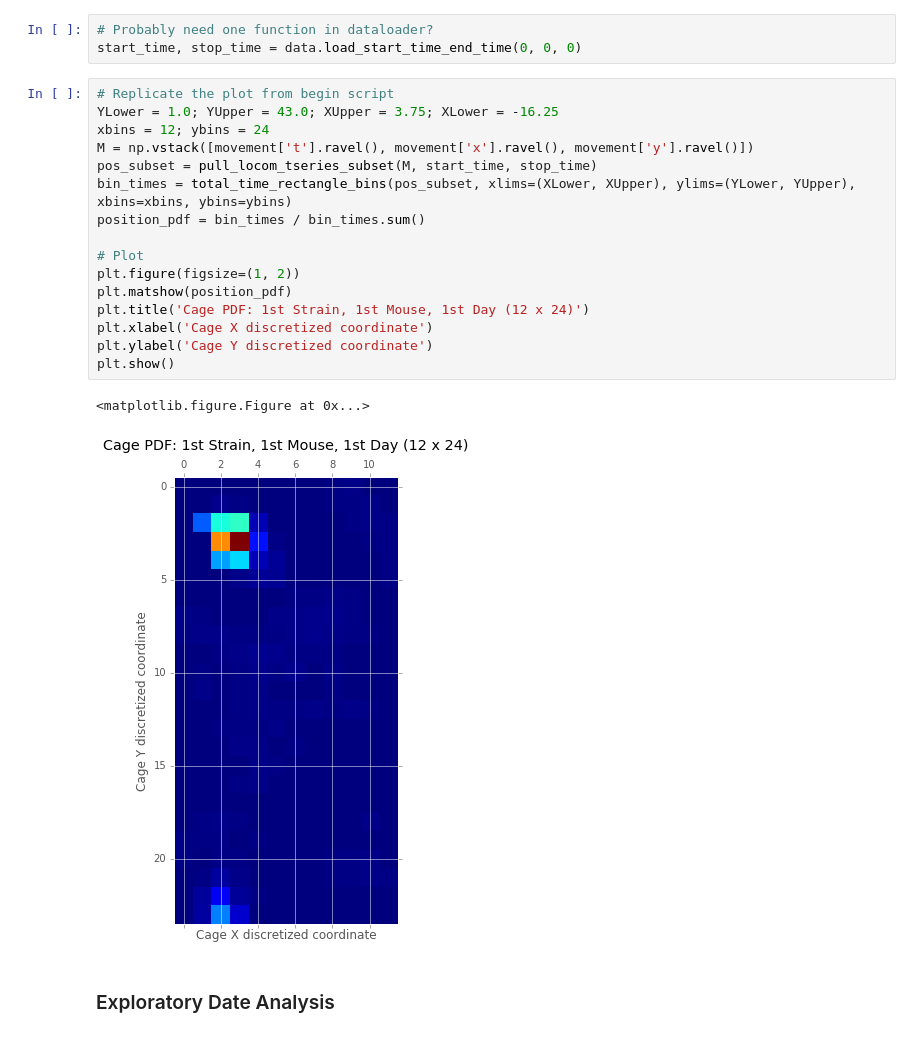
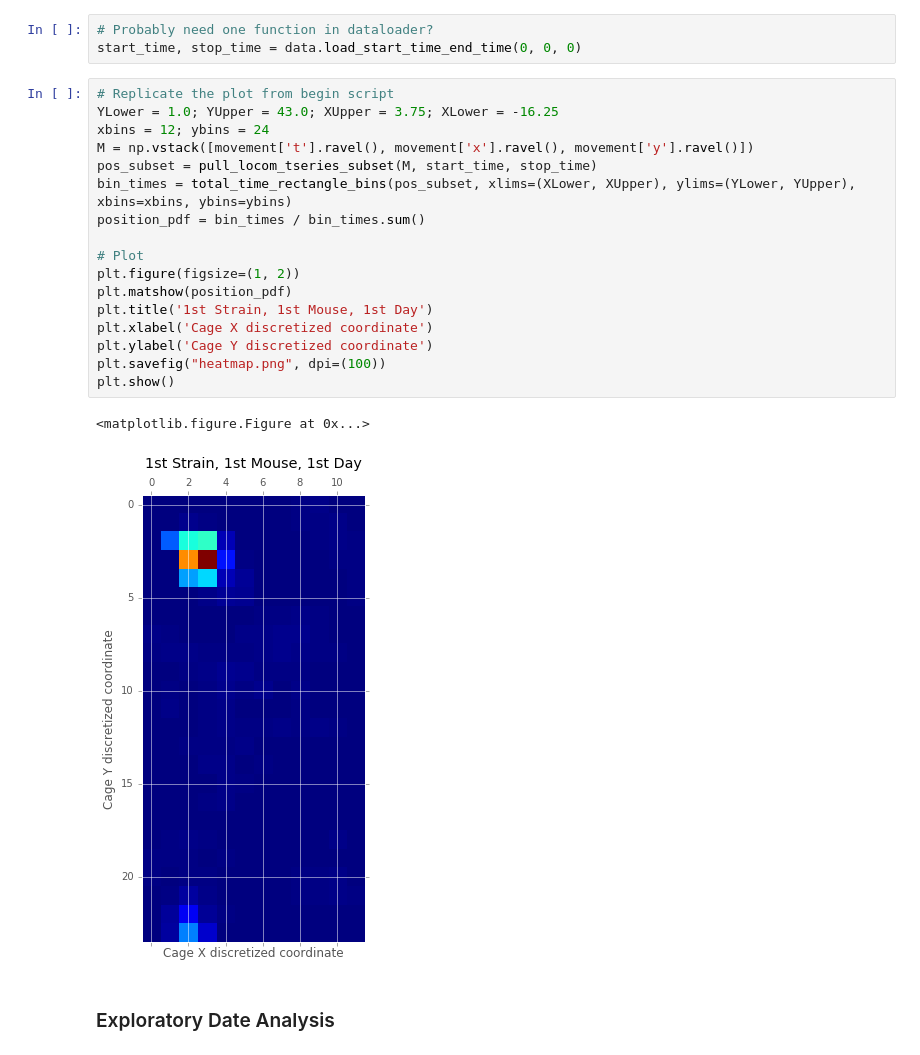
Before and after one commit to jJasonWang/mousestyles, a Jupyter notebook: Code/PathExploration.ipynb, the cells around one changed output. Cells and saved outputs as stored; diff of their text form.

```diff
--- a/Code/PathExploration.ipynb
+++ b/Code/PathExploration.ipynb
@@ -21,22 +21,23 @@ start_time, stop_time = data.load_start_time_end_time(0, 0, 0)
 # %%
 # Replicate the plot from begin script
 YLower = 1.0; YUpper = 43.0; XUpper = 3.75; XLower = -16.25
 xbins = 12; ybins = 24
 M = np.vstack([movement['t'].ravel(), movement['x'].ravel(), movement['y'].ravel()])
 pos_subset = pull_locom_tseries_subset(M, start_time, stop_time)
 bin_times = total_time_rectangle_bins(pos_subset, xlims=(XLower, XUpper), ylims=(YLower, YUpper), xbins=xbins, ybins=ybins)
 position_pdf = bin_times / bin_times.sum()
 
 # Plot
 plt.figure(figsize=(1, 2))
 plt.matshow(position_pdf)
-plt.title('Cage PDF: 1st Strain, 1st Mouse, 1st Day (12 x 24)')
+plt.title('1st Strain, 1st Mouse, 1st Day')
 plt.xlabel('Cage X discretized coordinate')
 plt.ylabel('Cage Y discretized coordinate')
+plt.savefig("heatmap.png", dpi=(100))
 plt.show()
 # %% [output]
 <matplotlib.figure.Figure at 0x...>
-[figure, old version]
+[figure, new version]
 # %% [markdown]
 ### Exploratory Date Analysis
 # %%
```
Also changed, not shown: parts of 14 cells of this notebook.
